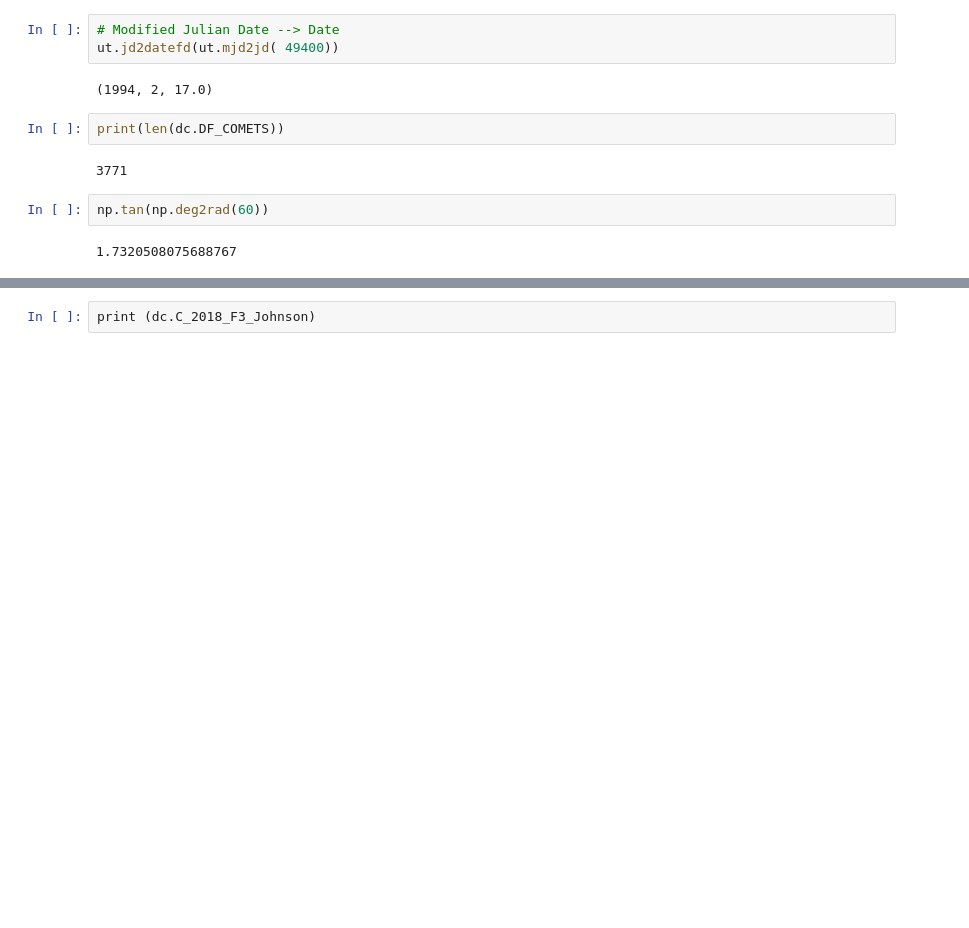
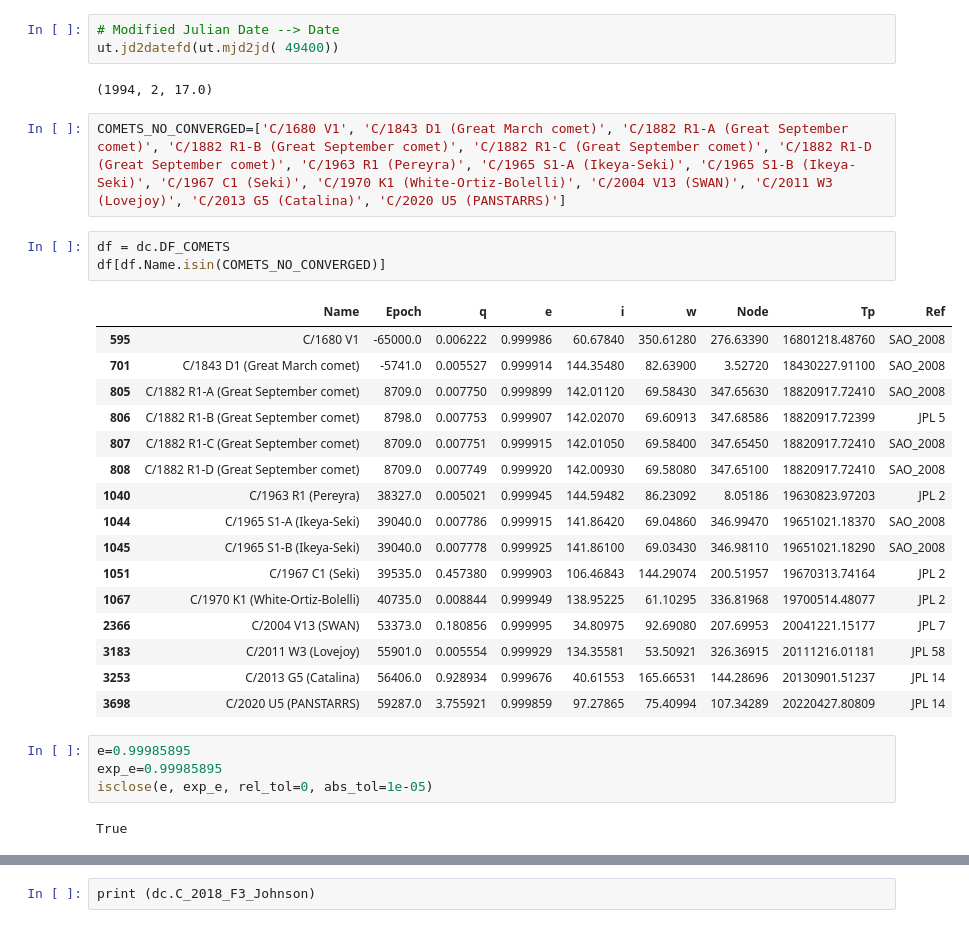
Before and after one commit to benitocm/my-orbits, a Jupyter notebook: notebooks/Testing.ipynb, the cells around one changed output, grey strips where cells are left out. Cells and saved outputs as stored; diff of their text form; blank space fills up the shorter version.

```diff
--- a/notebooks/Testing.ipynb
+++ b/notebooks/Testing.ipynb
@@ -12,11 +16,31 @@ from myorbit.util.constants import *
 ut.jd2datefd(ut.mjd2jd( 49400))
 # %% [output]
 (1994, 2, 17.0)
-# %%
-print(len(dc.DF_COMETS))
-# %% [output]
-3771
-# %%
-np.tan(np.deg2rad(60))
-# %% [output]
-1.7320508075688767
+# %%
+COMETS_NO_CONVERGED=['C/1680 V1', 'C/1843 D1 (Great March comet)', 'C/1882 R1-A (Great September comet)', 'C/1882 R1-B (Great September comet)', 'C/1882 R1-C (Great September comet)', 'C/1882 R1-D (Great September comet)', 'C/1963 R1 (Pereyra)', 'C/1965 S1-A (Ikeya-Seki)', 'C/1965 S1-B (Ikeya-Seki)', 'C/1967 C1 (Seki)', 'C/1970 K1 (White-Ortiz-Bolelli)', 'C/2004 V13 (SWAN)', 'C/2011 W3 (Lovejoy)', 'C/2013 G5 (Catalina)', 'C/2020 U5 (PANSTARRS)']
+# %%
+df = dc.DF_COMETS
+df[df.Name.isin(COMETS_NO_CONVERGED)]
+# %% [output]
+|  | Name | Epoch | q | e | i | w | Node | Tp | Ref |
+| 595 | C/1680 V1 | -65000.0 | 0.006222 | 0.999986 | 60.67840 | 350.61280 | 276.63390 | 16801218.48760 | SAO_2008 |
+| 701 | C/1843 D1 (Great March comet) | -5741.0 | 0.005527 | 0.999914 | 144.35480 | 82.63900 | 3.52720 | 18430227.91100 | SAO_2008 |
+| 805 | C/1882 R1-A (Great September comet) | 8709.0 | 0.007750 | 0.999899 | 142.01120 | 69.58430 | 347.65630 | 18820917.72410 | SAO_2008 |
+| 806 | C/1882 R1-B (Great September comet) | 8798.0 | 0.007753 | 0.999907 | 142.02070 | 69.60913 | 347.68586 | 18820917.72399 | JPL 5 |
+| 807 | C/1882 R1-C (Great September comet) | 8709.0 | 0.007751 | 0.999915 | 142.01050 | 69.58400 | 347.65450 | 18820917.72410 | SAO_2008 |
+| 808 | C/1882 R1-D (Great September comet) | 8709.0 | 0.007749 | 0.999920 | 142.00930 | 69.58080 | 347.65100 | 18820917.72410 | SAO_2008 |
+| 1040 | C/1963 R1 (Pereyra) | 38327.0 | 0.005021 | 0.999945 | 144.59482 | 86.23092 | 8.05186 | 19630823.97203 | JPL 2 |
+| 1044 | C/1965 S1-A (Ikeya-Seki) | 39040.0 | 0.007786 | 0.999915 | 141.86420 | 69.04860 | 346.99470 | 19651021.18370 | SAO_2008 |
+| 1045 | C/1965 S1-B (Ikeya-Seki) | 39040.0 | 0.007778 | 0.999925 | 141.86100 | 69.03430 | 346.98110 | 19651021.18290 | SAO_2008 |
+| 1051 | C/1967 C1 (Seki) | 39535.0 | 0.457380 | 0.999903 | 106.46843 | 144.29074 | 200.51957 | 19670313.74164 | JPL 2 |
+| 1067 | C/1970 K1 (White-Ortiz-Bolelli) | 40735.0 | 0.008844 | 0.999949 | 138.95225 | 61.10295 | 336.81968 | 19700514.48077 | JPL 2 |
+| 2366 | C/2004 V13 (SWAN) | 53373.0 | 0.180856 | 0.999995 | 34.80975 | 92.69080 | 207.69953 | 20041221.15177 | JPL 7 |
+| 3183 | C/2011 W3 (Lovejoy) | 55901.0 | 0.005554 | 0.999929 | 134.35581 | 53.50921 | 326.36915 | 20111216.01181 | JPL 58 |
+| 3253 | C/2013 G5 (Catalina) | 56406.0 | 0.928934 | 0.999676 | 40.61553 | 165.66531 | 144.28696 | 20130901.51237 | JPL 14 |
+| 3698 | C/2020 U5 (PANSTARRS) | 59287.0 | 3.755921 | 0.999859 | 97.27865 | 75.40994 | 107.34289 | 20220427.80809 | JPL 14 |
+# %%
+e=0.99985895
+exp_e=0.99985895
+isclose(e, exp_e, rel_tol=0, abs_tol=1e-05)
+# %% [output]
+True
```
Also changed, not shown: parts of 2 cells of this notebook, 12 other files.
